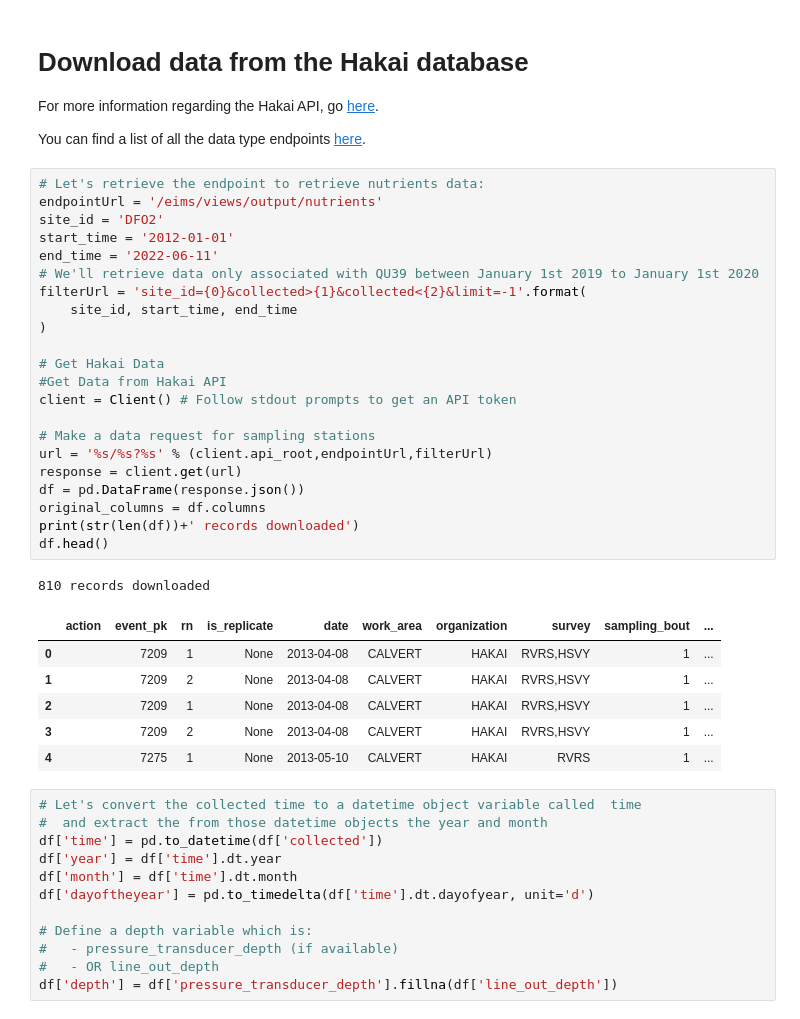
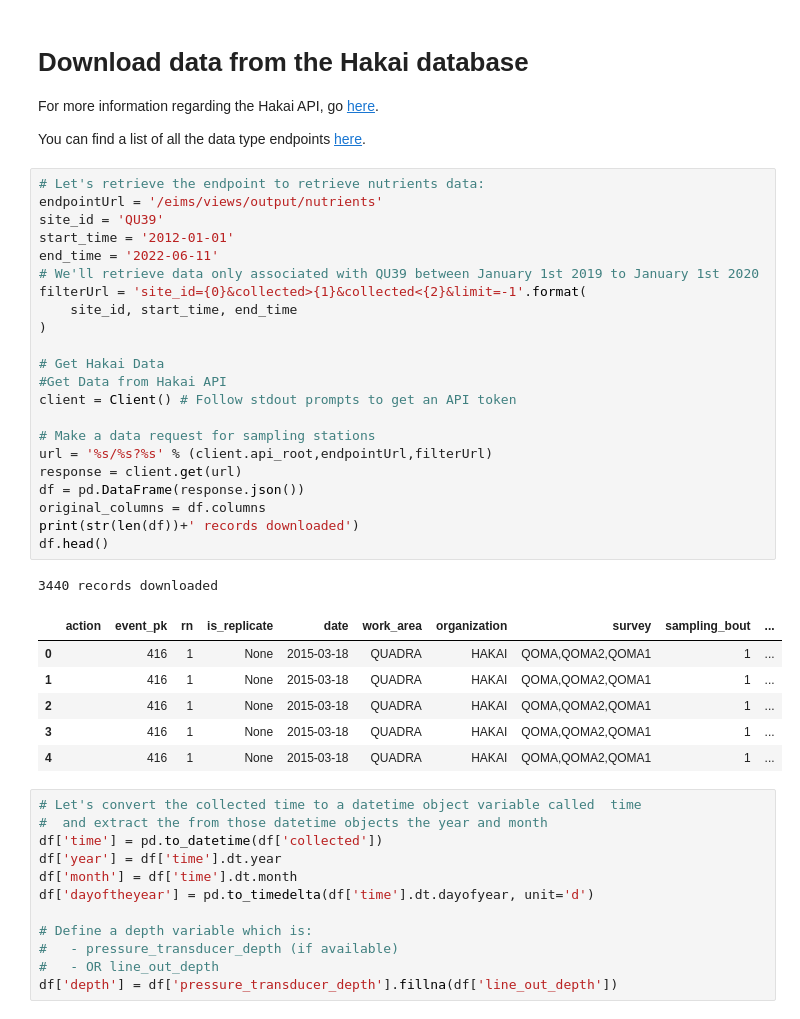
Before and after one commit to HakaiInstitute/process_ocean_timeseries, a Jupyter notebook: notebooks/Hakai-nutrient-qcing-tool.ipynb, the cells around one changed output. Cells and saved outputs as stored; diff of their text form.

Commit message:
Update Hakai Nutrient notebook

```diff
--- a/notebooks/Hakai-nutrient-qcing-tool.ipynb
+++ b/notebooks/Hakai-nutrient-qcing-tool.ipynb
@@ -70,33 +70,33 @@ You can find a list of all the data type endpoints [here](http://hakaiinstitute.
 # %%
 # Let's retrieve the endpoint to retrieve nutrients data:
 endpointUrl = '/eims/views/output/nutrients'
-site_id = 'DFO2'
+site_id = 'QU39'
 start_time = '2012-01-01'
 end_time = '2022-06-11'
 # We'll retrieve data only associated with QU39 between January 1st 2019 to January 1st 2020
 filterUrl = 'site_id={0}&collected>{1}&collected<{2}&limit=-1'.format(
     site_id, start_time, end_time
 )
 
 # Get Hakai Data
 #Get Data from Hakai API
 client = Client() # Follow stdout prompts to get an API token
 
 # Make a data request for sampling stations
 url = '%s/%s?%s' % (client.api_root,endpointUrl,filterUrl)
 response = client.get(url)
 df = pd.DataFrame(response.json())
 original_columns = df.columns
 print(str(len(df))+' records downloaded')
 df.head()
 # %% [output]
-810 records downloaded
+3440 records downloaded
 |  | action | event_pk | rn | is_replicate | date | work_area | organization | survey | sampling_bout | ... |
-| 0 |  | 7209 | 1 | None | 2013-04-08 | CALVERT | HAKAI | RVRS,HSVY | 1 | ... |
-| 1 |  | 7209 | 2 | None | 2013-04-08 | CALVERT | HAKAI | RVRS,HSVY | 1 | ... |
-| 2 |  | 7209 | 1 | None | 2013-04-08 | CALVERT | HAKAI | RVRS,HSVY | 1 | ... |
-| 3 |  | 7209 | 2 | None | 2013-04-08 | CALVERT | HAKAI | RVRS,HSVY | 1 | ... |
-| 4 |  | 7275 | 1 | None | 2013-05-10 | CALVERT | HAKAI | RVRS | 1 | ... |
+| 0 |  | 416 | 1 | None | 2015-03-18 | QUADRA | HAKAI | QOMA,QOMA2,QOMA1 | 1 | ... |
+| 1 |  | 416 | 1 | None | 2015-03-18 | QUADRA | HAKAI | QOMA,QOMA2,QOMA1 | 1 | ... |
+| 2 |  | 416 | 1 | None | 2015-03-18 | QUADRA | HAKAI | QOMA,QOMA2,QOMA1 | 1 | ... |
+| 3 |  | 416 | 1 | None | 2015-03-18 | QUADRA | HAKAI | QOMA,QOMA2,QOMA1 | 1 | ... |
+| 4 |  | 416 | 1 | None | 2015-03-18 | QUADRA | HAKAI | QOMA,QOMA2,QOMA1 | 1 | ... |
 # %%
 # Let's convert the collected time to a datetime object variable called  time
 #  and extract the from those datetime objects the year and month
```
Also changed, not shown: parts of 27 cells of this notebook.
